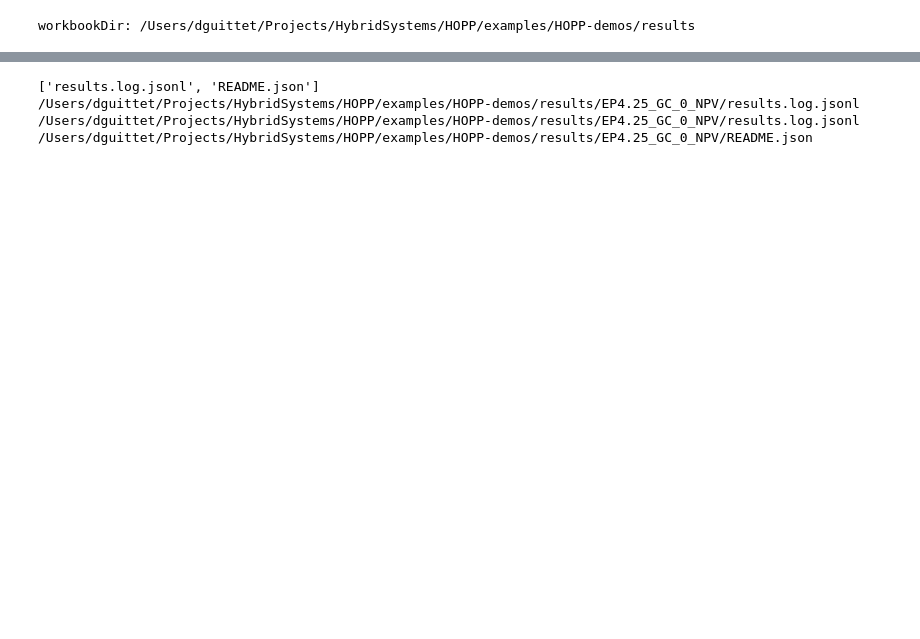
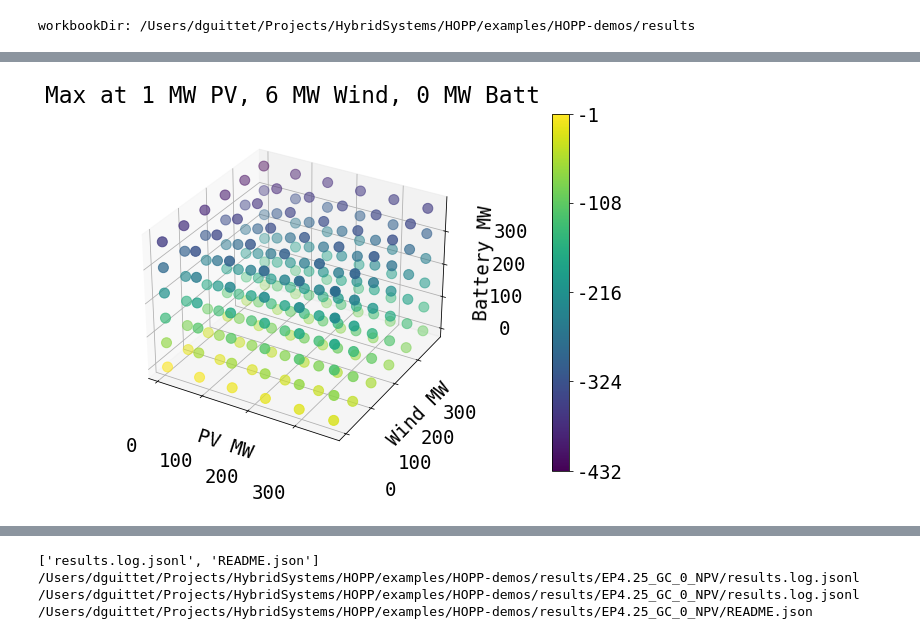
Before and after one commit to dguittet/HOPP-demos, a Jupyter notebook: results/Plot_Outputs.ipynb, the cells around one changed output, grey strips where cells are left out. Drawn from its saved outputs; the diff is of its cells as text; code cells hidden in the pictures; blank space fills up the shorter version.

```diff
--- a/results/Plot_Outputs.ipynb
+++ b/results/Plot_Outputs.ipynb
@@ -71,0 +76,82 @@ plt.rc('font', **font)
+# %%
+from mpl_toolkits.mplot3d import Axes3D
+import glob
+
+rcParams['figure.figsize'] = 8, 12
+rcParams['axes.titlepad'] = 20
+rcParams['xtick.major.pad']='32'
+
+def plot_grid(output_file):
+    output_res = json.load(open(output_file, "r"))
+    # Max NPV coordinates 1 366 375 172659761.8127966
+    # organize data
+
+    X = []  # solar
+    Y = []  # wind
+    Z = []  # battery
+    NPV = []
+    AEP = []
+    REV = []
+    CAP_PV = []
+    for i in output_res:
+        X.append(i[0][0])
+        Y.append(i[0][1])
+        Z.append(i[0][2])
+        AEP.append(json.loads(i[1])['hybrid'])
+        npv = json.loads(i[-2])['hybrid']
+        if npv < -1e37:
+            npv = min(NPV)
+        NPV.append(npv)
+        REV.append(json.loads(i[3])['hybrid'])
+        CAP_PV.append(json.loads(i[2])['pv'])
+    x_inds = sorted(list(set(X)))
+    y_inds = sorted(list(set(Y)))
+    z_inds = sorted(list(set(Z)))
+    Xs, Ys, Zs = np.meshgrid(x_inds, y_inds, z_inds)
+    NPVs = np.zeros(Xs.shape)
+    AEPs = np.zeros(Xs.shape)
+#     print("PV, Wind, Batt, NPV (mil)")
+    for i in output_res:
+        x = i[0][0]
+        y = i[0][1]
+        z = i[0][2]
+        x_ind = x_inds.index(x)
+        y_ind = y_inds.index(y)
+        z_ind = z_inds.index(z)
+        aep = json.loads(i[1])['hybrid']
+        npv = json.loads(i[-2])['hybrid']
+        cf = json.loads(i[2])
+        if npv < -1e37:
+            npv = min(NPV)
+        NPVs[y_ind, x_ind, z_ind] = npv * 1e-6
+        AEPs[y_ind, x_ind, z_ind] = aep
+
+    # get max NPV
+    max_ind = int(np.argmax(NPV))
+    print(Path(output_file).parent)
+    print(f"Max NPV of {NPV[max_ind] * 1e-6} with {X[max_ind]} PV, {Y[max_ind]} Wind and {Z[max_ind]} Battery")
+
+    fig = plt.figure()
+    ax = fig.add_subplot(111, projection='3d')
+    # ax.plot_trisurf(X, Y, Z, edgecolor="gray", color="None")
+    img = ax.scatter(Y, X, Z, c=NPVs, s=100)
+    # ax.scatter( X[max_ind], Y[max_ind], Z[max_ind], s=320, marker='*', color='tomato')
+    ax.set_xlabel("PV MW")
+    ax.set_ylabel("Wind MW")
+    ax.set_zlabel("Battery MW")
+    cbar = fig.colorbar(img, fraction=0.04, pad=0.2)
+    m0 = int(np.ceil(NPVs.min()))            # colorbar min value
+    m4 = int(np.floor(NPVs.max()))             # colorbar max value
+    m1 = int(1 * (m4-m0) / 4.0 + m0)               # colorbar mid value 1
+    m2 = int(2 * (m4-m0) / 4.0 + m0)               # colorbar mid value 2
+    m3 = int(3 * (m4-m0) / 4.0 + m0)               # colorbar mid value 3
+    cbar.set_ticks([m0, m1, m2, m3, m4])
+    cbar.set_ticklabels([m0, m1, m2, m3, m4])
+#     plt.suptitle(f"Grid of NPVs in $M")
+    plt.title(f"Max at {X[max_ind]} MW PV, {Y[max_ind]} MW Wind, {Z[max_ind]} MW Batt")
+    plt.savefig(Path(output_file).parent / "grid_view.png")
+    plt.show()
+
+for f in glob.glob(str(results_dir / "*" / "*grid.json")):
+    plot_grid(f)
+# %% [output]
@@ -71,0 +160 @@ plt.rc('font', **font)
+[figure, added]
```
Also changed, not shown: parts of 21 cells of this notebook, 17 other files.
